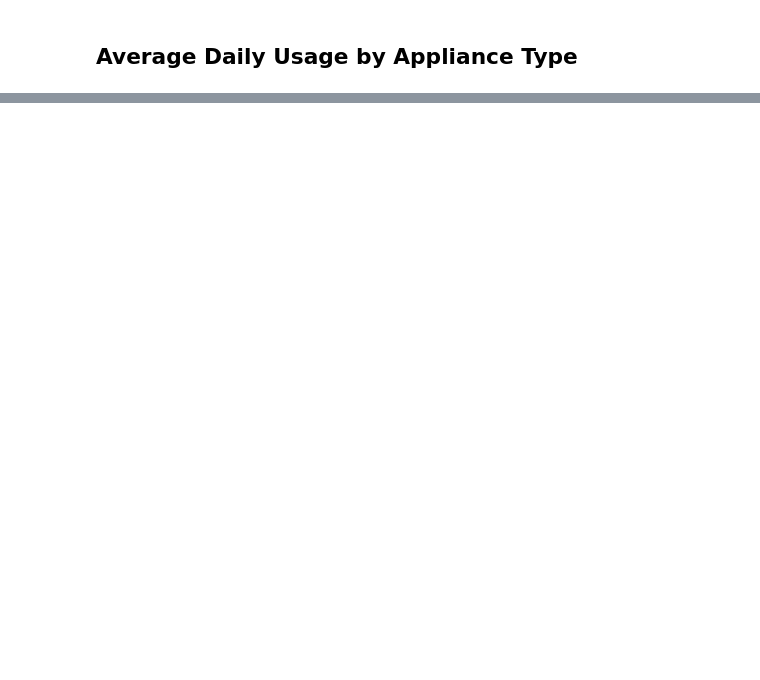
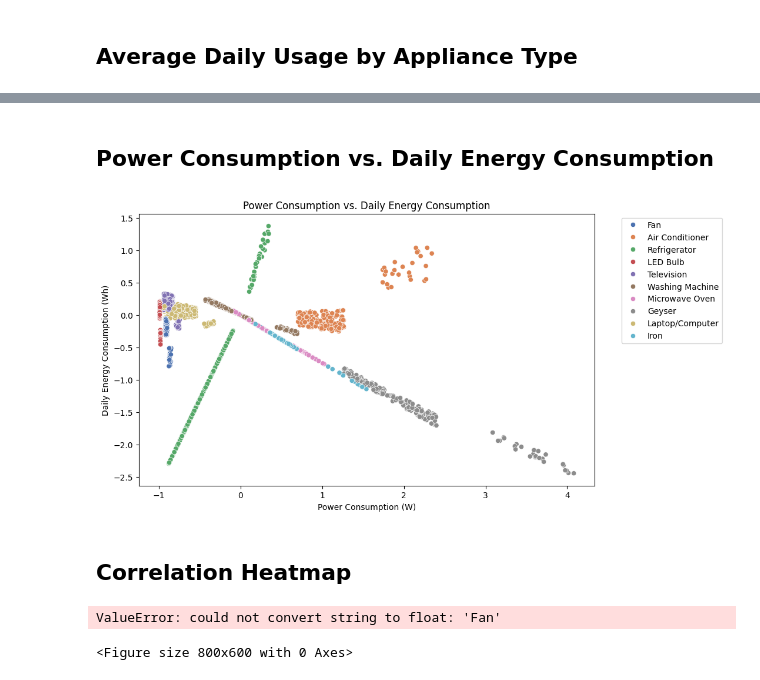
Before and after one commit to Avinash-yadav103/SML-Project, a Jupyter notebook: Household_Electricity_Consumption_Preprocessing.ipynb, the cells around one changed output, grey strips where cells are left out. Cells and saved outputs as stored; diff of their text form; code cells hidden in the pictures; blank space fills up the shorter version.

Commit message:
Adding Visualization

```diff
--- a/Household_Electricity_Consumption_Preprocessing.ipynb
+++ b/Household_Electricity_Consumption_Preprocessing.ipynb
@@ -90,0 +102,22 @@ plt.show()
+# %% [markdown]
+## Power Consumption vs. Daily Energy Consumption
+# %%
+plt.figure(figsize=(10, 6))
+sns.scatterplot(x='Power Consumption (W)', y='Daily Energy Consumption (Wh)', data=data, hue='Appliance', palette='deep')
+plt.title('Power Consumption vs. Daily Energy Consumption')
+plt.xlabel('Power Consumption (W)')
+plt.ylabel('Daily Energy Consumption (Wh)')
+plt.legend(bbox_to_anchor=(1.05, 1), loc='upper left')
+plt.show()
+# %% [output]
+[figure, added]
+# %% [markdown]
+## Correlation Heatmap
+# %%
+plt.figure(figsize=(8, 6))
+sns.heatmap(data.corr(), annot=True, cmap='coolwarm', fmt='.2f')
+plt.title('Correlation Heatmap of Features')
+plt.show()
+# %% [output]
+ValueError: could not convert string to float: 'Fan'
+<Figure size 800x600 with 0 Axes>
```
Also changed, not shown: parts of 2 cells of this notebook.
